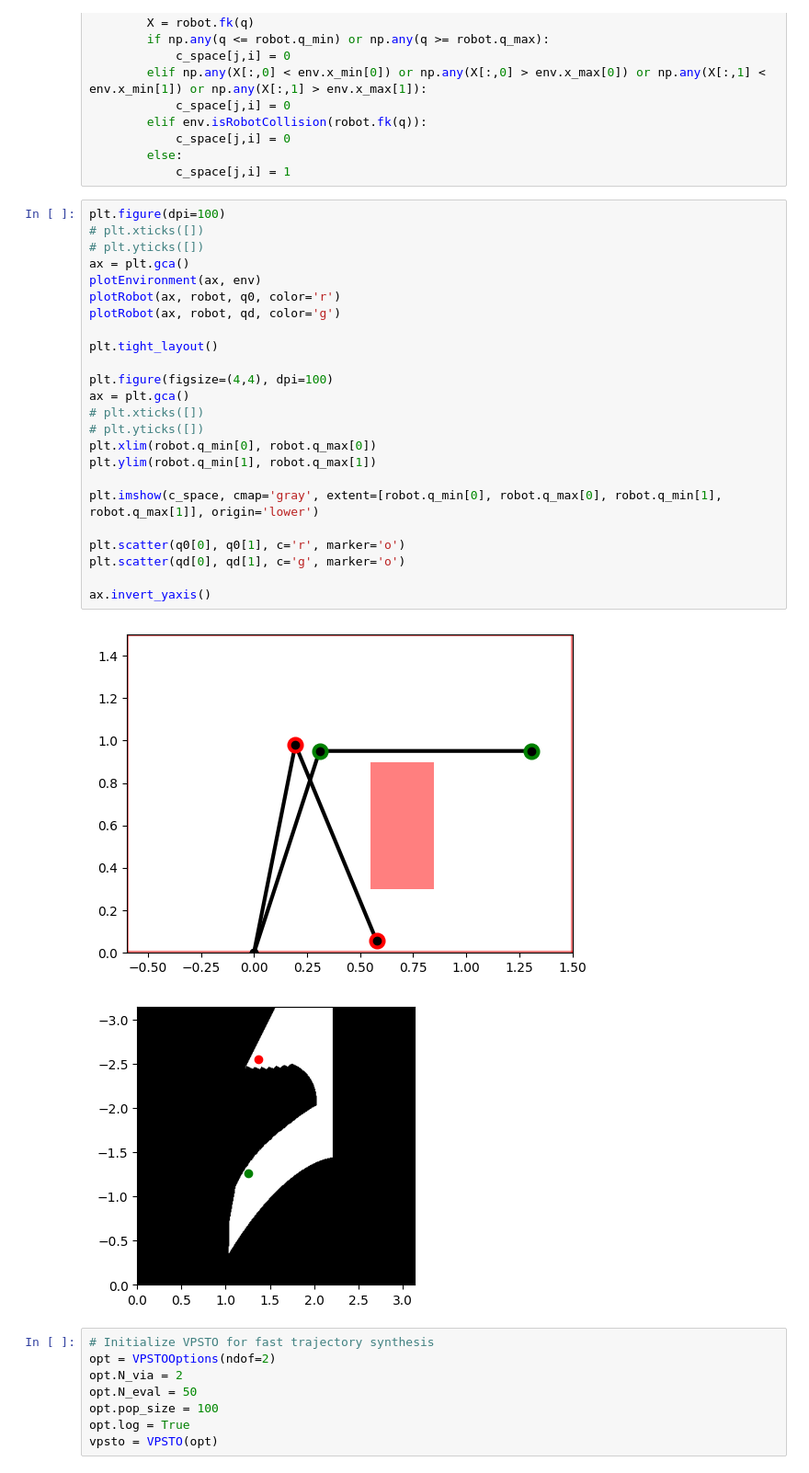
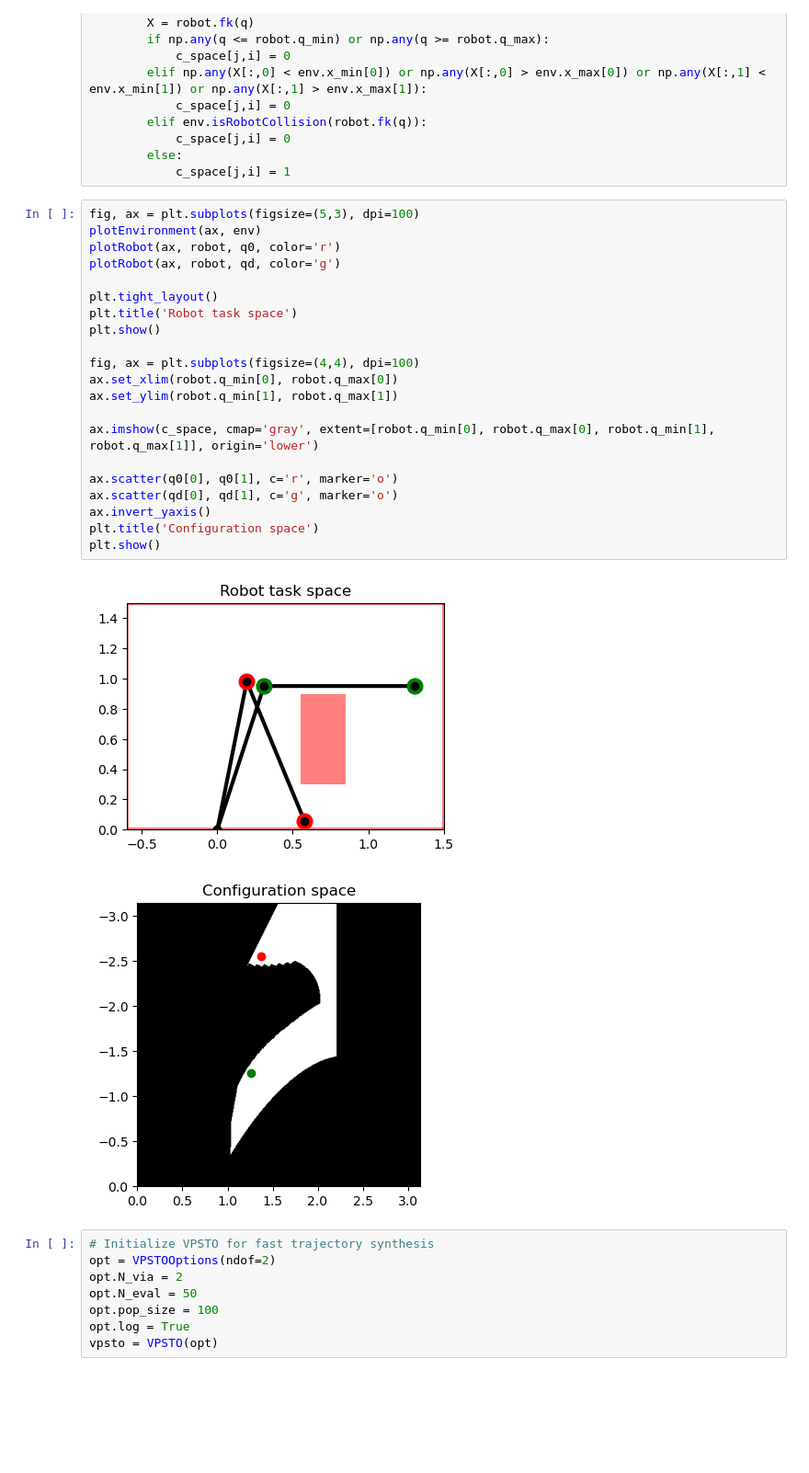
Before and after one commit to JuJankowski/vp-sto, a Jupyter notebook: examples/2D_manipulator_collision_avoidance.ipynb, the cells around one changed output. Shown: that part at 92% size. Saved outputs shown, nothing was run; the diff lists cells and outputs as text; blank space fills up the shorter version.

```diff
--- a/examples/2D_manipulator_collision_avoidance.ipynb
+++ b/examples/2D_manipulator_collision_avoidance.ipynb
@@ -116,32 +118,29 @@ for i in range(n1_samples):
         else:
             c_space[j,i] = 1
 # %%
-plt.figure(dpi=100)
-# plt.xticks([])
-# plt.yticks([])
-ax = plt.gca()
+fig, ax = plt.subplots(figsize=(5,3), dpi=100)
 plotEnvironment(ax, env)
 plotRobot(ax, robot, q0, color='r')
 plotRobot(ax, robot, qd, color='g')
 
 plt.tight_layout()
+plt.title('Robot task space')
+plt.show()
 
-plt.figure(figsize=(4,4), dpi=100)
-ax = plt.gca()
-# plt.xticks([])
-# plt.yticks([])
-plt.xlim(robot.q_min[0], robot.q_max[0])
-plt.ylim(robot.q_min[1], robot.q_max[1])
+fig, ax = plt.subplots(figsize=(4,4), dpi=100)
+ax.set_xlim(robot.q_min[0], robot.q_max[0])
+ax.set_ylim(robot.q_min[1], robot.q_max[1])
 
-plt.imshow(c_space, cmap='gray', extent=[robot.q_min[0], robot.q_max[0], robot.q_min[1], robot.q_max[1]], origin='lower')
+ax.imshow(c_space, cmap='gray', extent=[robot.q_min[0], robot.q_max[0], robot.q_min[1], robot.q_max[1]], origin='lower')
 
-plt.scatter(q0[0], q0[1], c='r', marker='o')
-plt.scatter(qd[0], qd[1], c='g', marker='o')
-
+ax.scatter(q0[0], q0[1], c='r', marker='o')
+ax.scatter(qd[0], qd[1], c='g', marker='o')
 ax.invert_yaxis()
+plt.title('Configuration space')
+plt.show()
 # %% [output]
-[figure, old version]
+[figure, new version]
-[figure, old version]
+[figure, new version]
 # %%
 # Initialize VPSTO for fast trajectory synthesis
 opt = VPSTOOptions(ndof=2)
```
Also changed, not shown: parts of 7 cells of this notebook.
